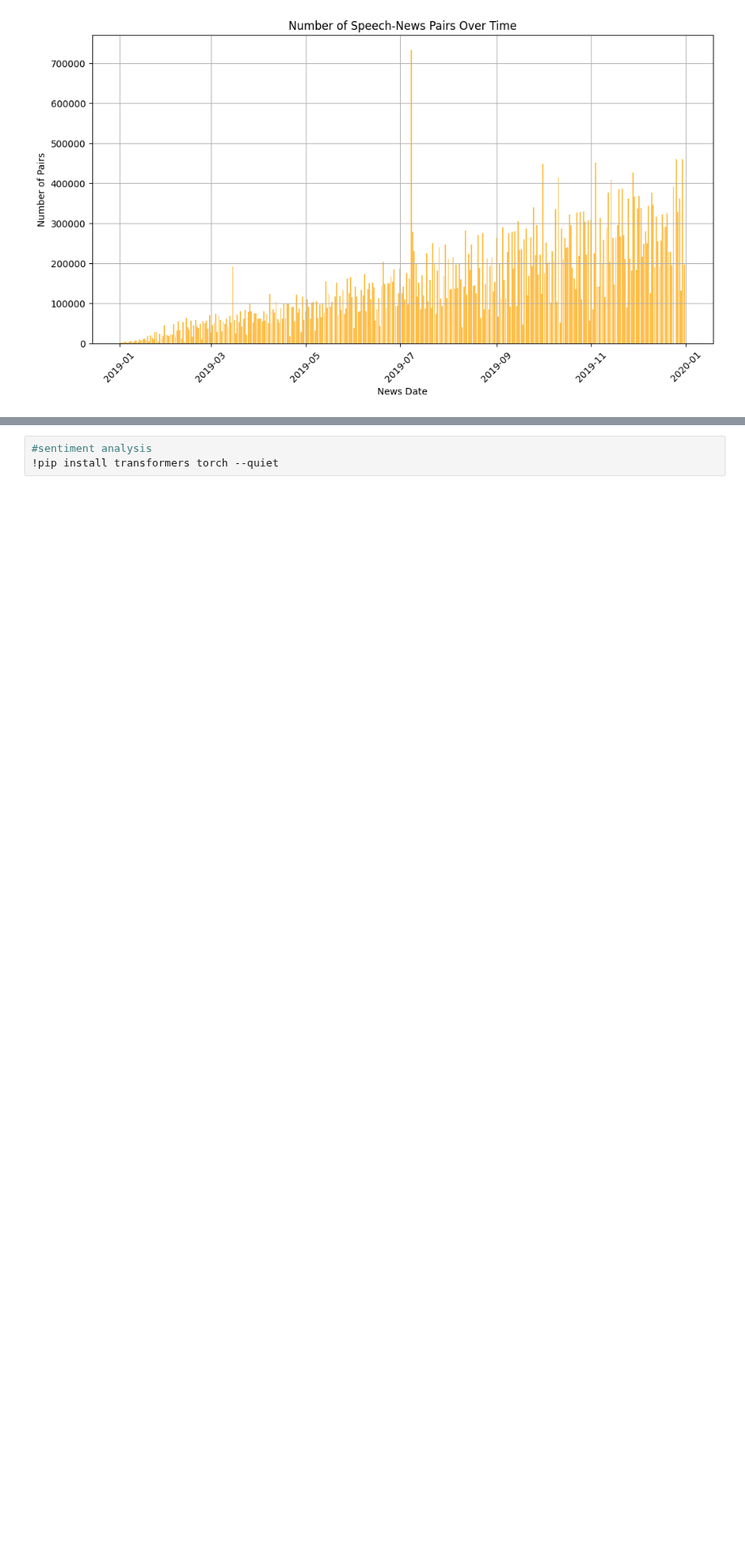
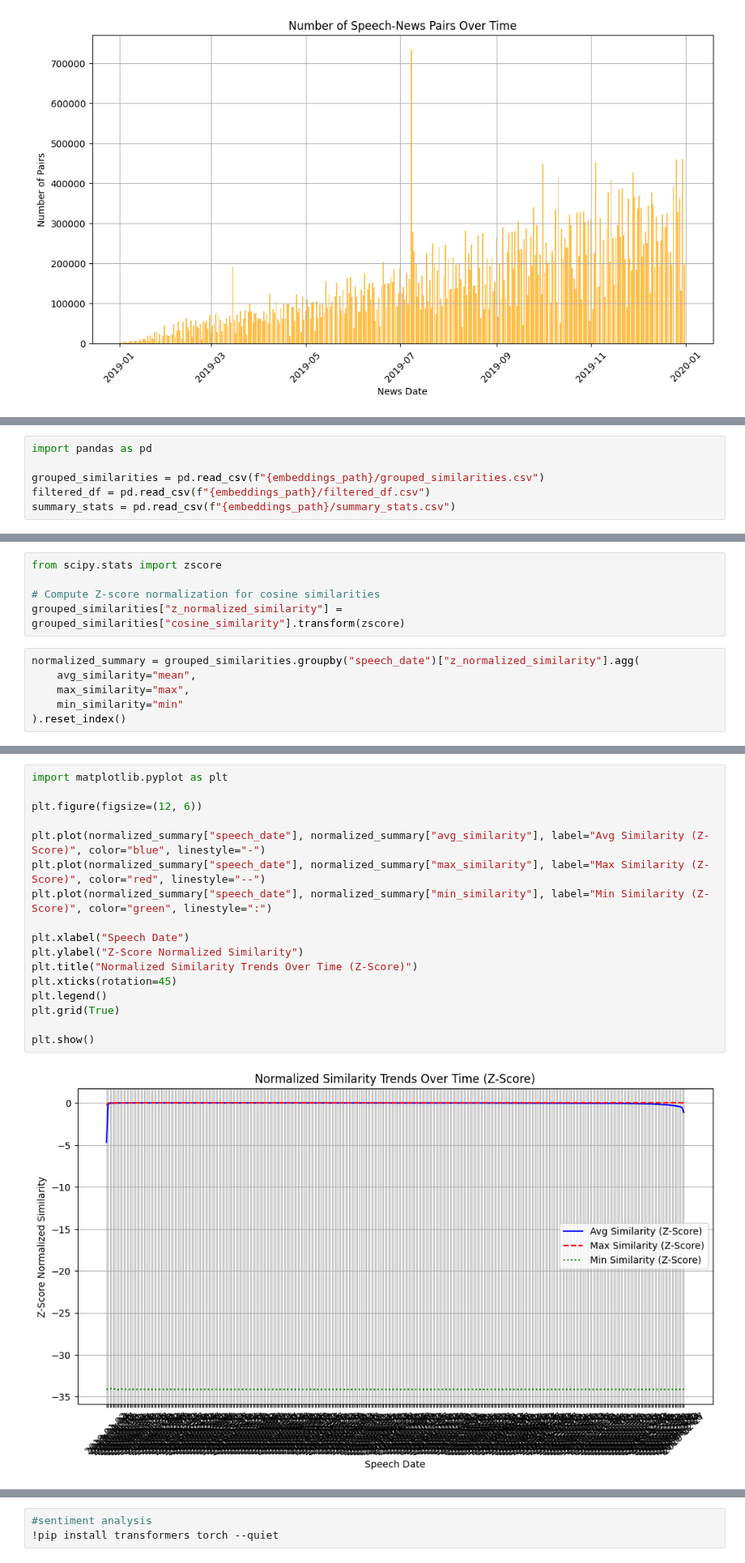
Before and after one commit to lramir14/MDS_thesis, a Jupyter notebook: efficient-similarity.ipynb, the cells around one changed output, grey strips where cells are left out. Shown at 81% size. Saved outputs shown, nothing was run; the diff lists cells and outputs as text; blank space fills up the shorter version.

Commit message:
Kaggle Notebook | efficient_similarity | topic modelling with sentence embeddings.

```diff
--- a/efficient-similarity.ipynb
+++ b/efficient-similarity.ipynb
@@ -432,0 +330,6 @@ grouped_df.to_csv(os.path.join(save_dir, "grouped_similarities.csv"), index=Fals
+# %%
+import pandas as pd
+
+grouped_similarities = pd.read_csv(f"{embeddings_path}/grouped_similarities.csv")
+filtered_df = pd.read_csv(f"{embeddings_path}/filtered_df.csv")
+summary_stats = pd.read_csv(f"{embeddings_path}/summary_stats.csv")
@@ -432,0 +366,11 @@ grouped_df.to_csv(os.path.join(save_dir, "grouped_similarities.csv"), index=Fals
+# %%
+from scipy.stats import zscore
+
+# Compute Z-score normalization for cosine similarities
+grouped_similarities["z_normalized_similarity"] = grouped_similarities["cosine_similarity"].transform(zscore)
+# %%
+normalized_summary = grouped_similarities.groupby("speech_date")["z_normalized_similarity"].agg(
+    avg_similarity="mean",
+    max_similarity="max",
+    min_similarity="min"
+).reset_index()
@@ -432,0 +394,19 @@ grouped_df.to_csv(os.path.join(save_dir, "grouped_similarities.csv"), index=Fals
+# %%
+import matplotlib.pyplot as plt
+
+plt.figure(figsize=(12, 6))
+
+plt.plot(normalized_summary["speech_date"], normalized_summary["avg_similarity"], label="Avg Similarity (Z-Score)", color="blue", linestyle="-")
+plt.plot(normalized_summary["speech_date"], normalized_summary["max_similarity"], label="Max Similarity (Z-Score)", color="red", linestyle="--")
+plt.plot(normalized_summary["speech_date"], normalized_summary["min_similarity"], label="Min Similarity (Z-Score)", color="green", linestyle=":")
+
+plt.xlabel("Speech Date")
+plt.ylabel("Z-Score Normalized Similarity")
+plt.title("Normalized Similarity Trends Over Time (Z-Score)")
+plt.xticks(rotation=45)
+plt.legend()
+plt.grid(True)
+
+plt.show()
+# %% [output]
+[figure, added]
```
Also changed, not shown: parts of 47 cells of this notebook.
